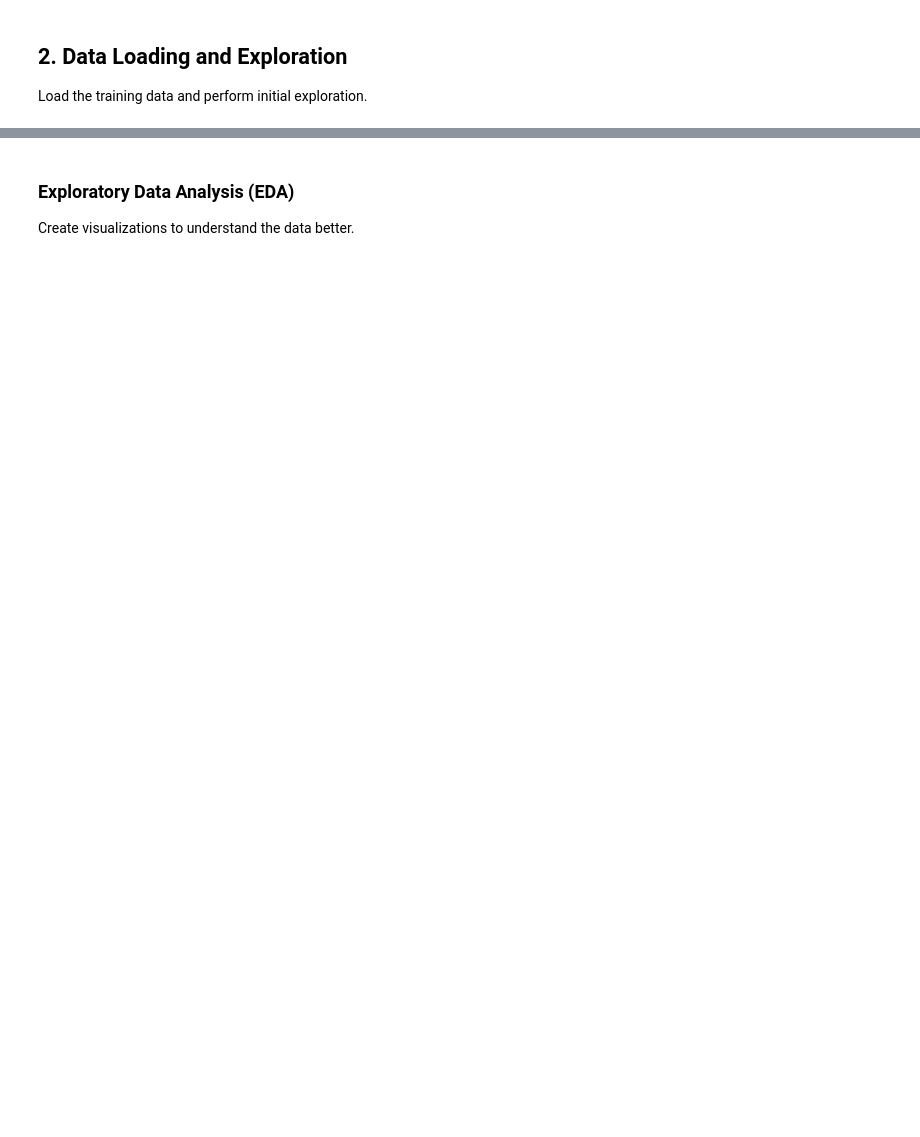
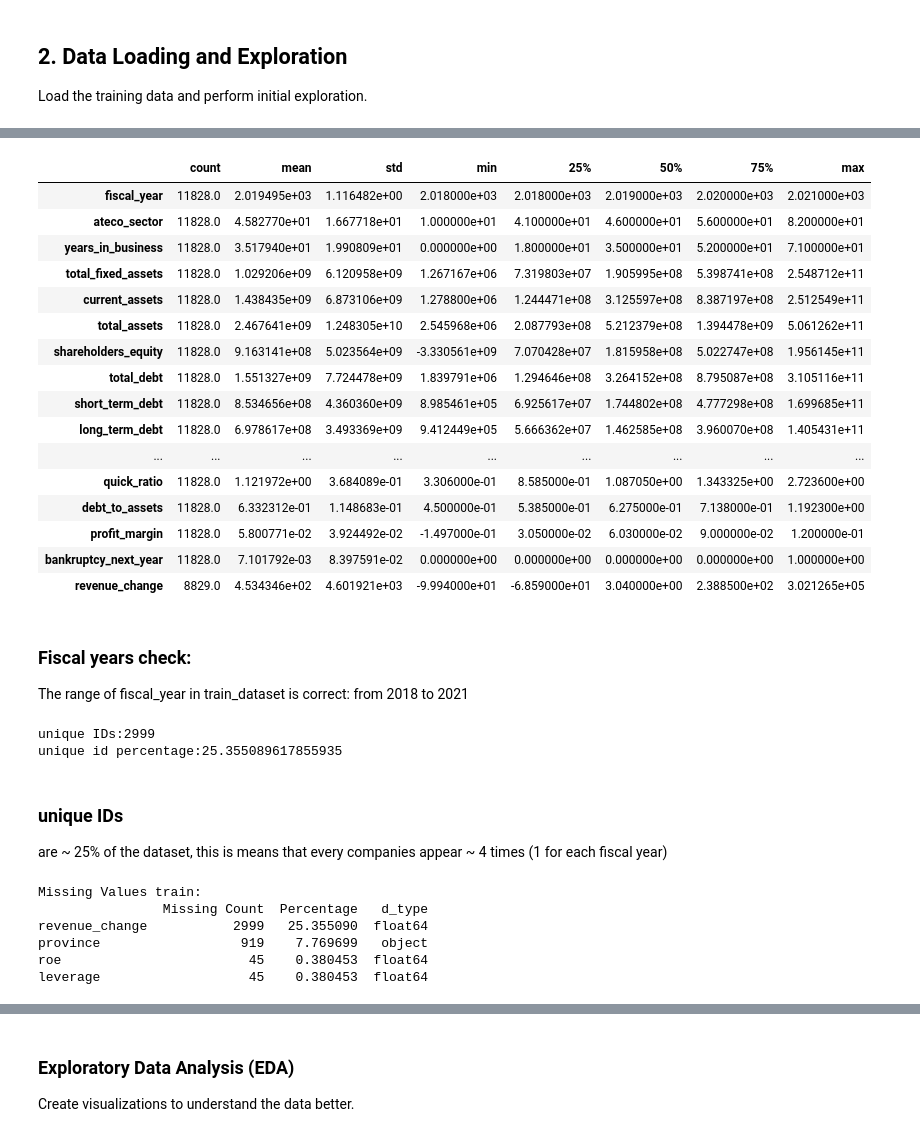
Before and after one commit to MoriondoTommaso/italian-financial-challenge, a Jupyter notebook: notebooks/Final.ipynb, the cells around one changed output, grey strips where cells are left out. Saved outputs shown, nothing was run; the diff lists cells and outputs as text; code cells hidden in the pictures; blank space fills up the shorter version.

```diff
--- a/notebooks/Final.ipynb
+++ b/notebooks/Final.ipynb
@@ -47,10 +58,12 @@ import pandas as pd
 import numpy as np
 import matplotlib.pyplot as plt
 import seaborn as sns
+from pathlib import Path
+from ifc.config import load_data_config, load_split_config, resolve_project_root
 
 # Set display options
 pd.set_option('display.max_columns', None)
-pd.set_option('display.max_rows', 100)
+pd.set_option('display.max_rows', None)
 plt.style.use('seaborn-v0_8-darkgrid')
 
 # Set random seed for reproducibility
@@ -83 +152,36 @@ train_df.describe()
+# %%
+train_df.describe().T
+# %% [output]
+|  | count | mean | std | min | 25% | 50% | 75% | max |
+| fiscal_year | 11828.0 | 2.019495e+03 | 1.116482e+00 | 2.018000e+03 | 2.018000e+03 | 2.019000e+03 | 2.020000e+03 | 2.021000e+03 |
+| ateco_sector | 11828.0 | 4.582770e+01 | 1.667718e+01 | 1.000000e+01 | 4.100000e+01 | 4.600000e+01 | 5.600000e+01 | 8.200000e+01 |
+| years_in_business | 11828.0 | 3.517940e+01 | 1.990809e+01 | 0.000000e+00 | 1.800000e+01 | 3.500000e+01 | 5.200000e+01 | 7.100000e+01 |
+| total_fixed_assets | 11828.0 | 1.029206e+09 | 6.120958e+09 | 1.267167e+06 | 7.319803e+07 | 1.905995e+08 | 5.398741e+08 | 2.548712e+11 |
+| current_assets | 11828.0 | 1.438435e+09 | 6.873106e+09 | 1.278800e+06 | 1.244471e+08 | 3.125597e+08 | 8.387197e+08 | 2.512549e+11 |
+| total_assets | 11828.0 | 2.467641e+09 | 1.248305e+10 | 2.545968e+06 | 2.087793e+08 | 5.212379e+08 | 1.394478e+09 | 5.061262e+11 |
+| shareholders_equity | 11828.0 | 9.163141e+08 | 5.023564e+09 | -3.330561e+09 | 7.070428e+07 | 1.815958e+08 | 5.022747e+08 | 1.956145e+11 |
+| total_debt | 11828.0 | 1.551327e+09 | 7.724478e+09 | 1.839791e+06 | 1.294646e+08 | 3.264152e+08 | 8.795087e+08 | 3.105116e+11 |
+| short_term_debt | 11828.0 | 8.534656e+08 | 4.360360e+09 | 8.985461e+05 | 6.925617e+07 | 1.744802e+08 | 4.777298e+08 | 1.699685e+11 |
+| long_term_debt | 11828.0 | 6.978617e+08 | 3.493369e+09 | 9.412449e+05 | 5.666362e+07 | 1.462585e+08 | 3.960070e+08 | 1.405431e+11 |
+| ... | ... | ... | ... | ... | ... | ... | ... | ... |
+| quick_ratio | 11828.0 | 1.121972e+00 | 3.684089e-01 | 3.306000e-01 | 8.585000e-01 | 1.087050e+00 | 1.343325e+00 | 2.723600e+00 |
+| debt_to_assets | 11828.0 | 6.332312e-01 | 1.148683e-01 | 4.500000e-01 | 5.385000e-01 | 6.275000e-01 | 7.138000e-01 | 1.192300e+00 |
+| profit_margin | 11828.0 | 5.800771e-02 | 3.924492e-02 | -1.497000e-01 | 3.050000e-02 | 6.030000e-02 | 9.000000e-02 | 1.200000e-01 |
+| bankruptcy_next_year | 11828.0 | 7.101792e-03 | 8.397591e-02 | 0.000000e+00 | 0.000000e+00 | 0.000000e+00 | 0.000000e+00 | 1.000000e+00 |
+| revenue_change | 8829.0 | 4.534346e+02 | 4.601921e+03 | -9.994000e+01 | -6.859000e+01 | 3.040000e+00 | 2.388500e+02 | 3.021265e+05 |
+# %% [markdown]
+### Fiscal years check:
+The range of fiscal_year in train_dataset is correct: from 2018 to 2021
+# %%
+unique_id = train_df[id_col].nunique()
+unique_id_percentage = unique_id/len(train_df[id_col])*100
+
+print(f'unique IDs:{unique_id}')
+print(f'unique id percentage:{unique_id_percentage}')
+# %% [output]
+unique IDs:2999
+unique id percentage:25.355089617855935
+# %% [markdown]
+### unique IDs
+are ~ 25% of the dataset, this is means that every companies appear ~ 4 times (1 for each fiscal year)
 # %%
@@ -95,0 +199,11 @@ print(missing_df)
+# %%
+missing_train = missing_summary(train_df)
+print("Missing Values train:")
+print(missing_train)
+# %% [output]
+Missing Values train:
+                Missing Count  Percentage   d_type
+revenue_change           2999   25.355090  float64
+province                  919    7.769699   object
+roe                        45    0.380453  float64
+leverage                   45    0.380453  float64
```
Also changed, not shown: parts of 20 cells of this notebook, 2 other files.
